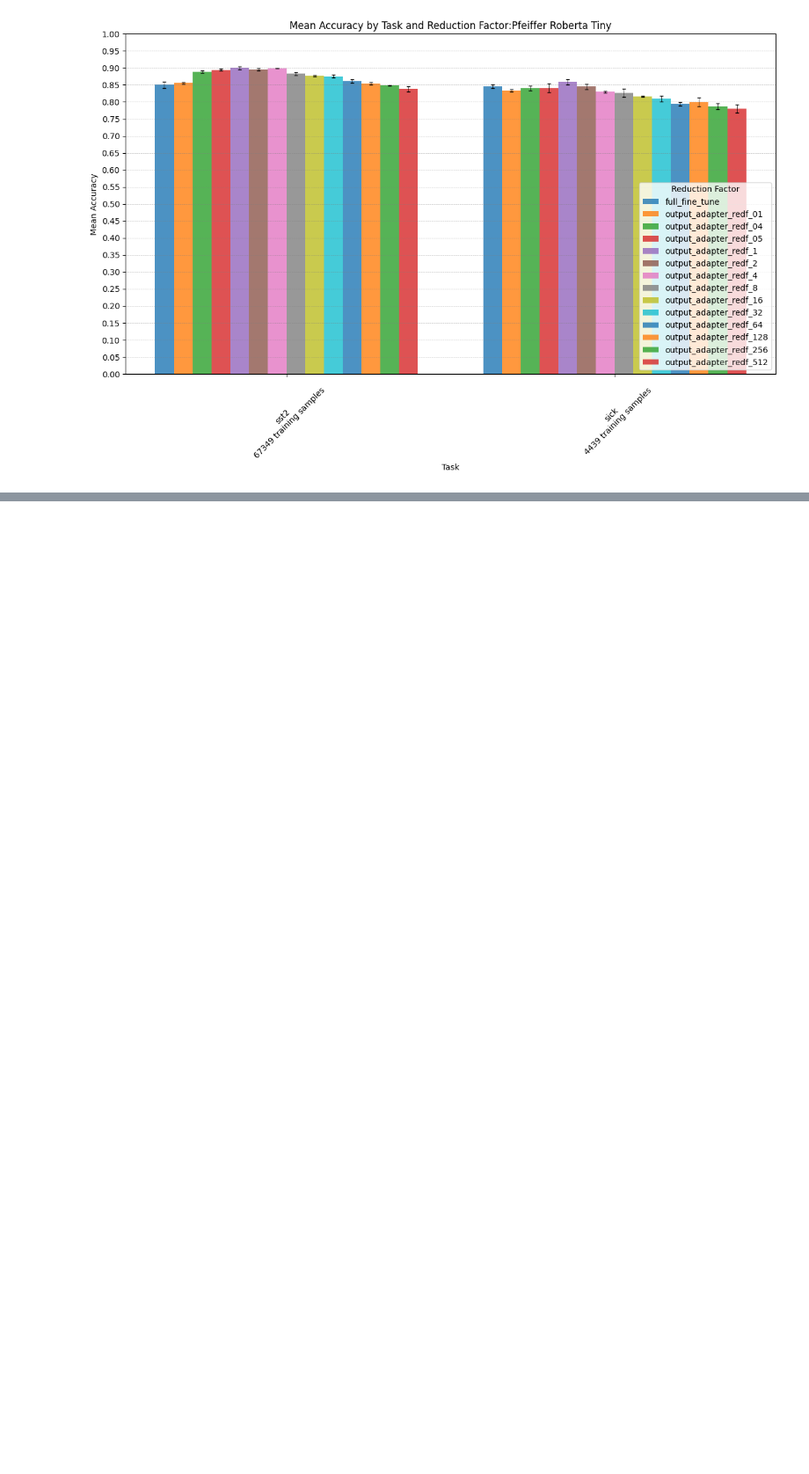
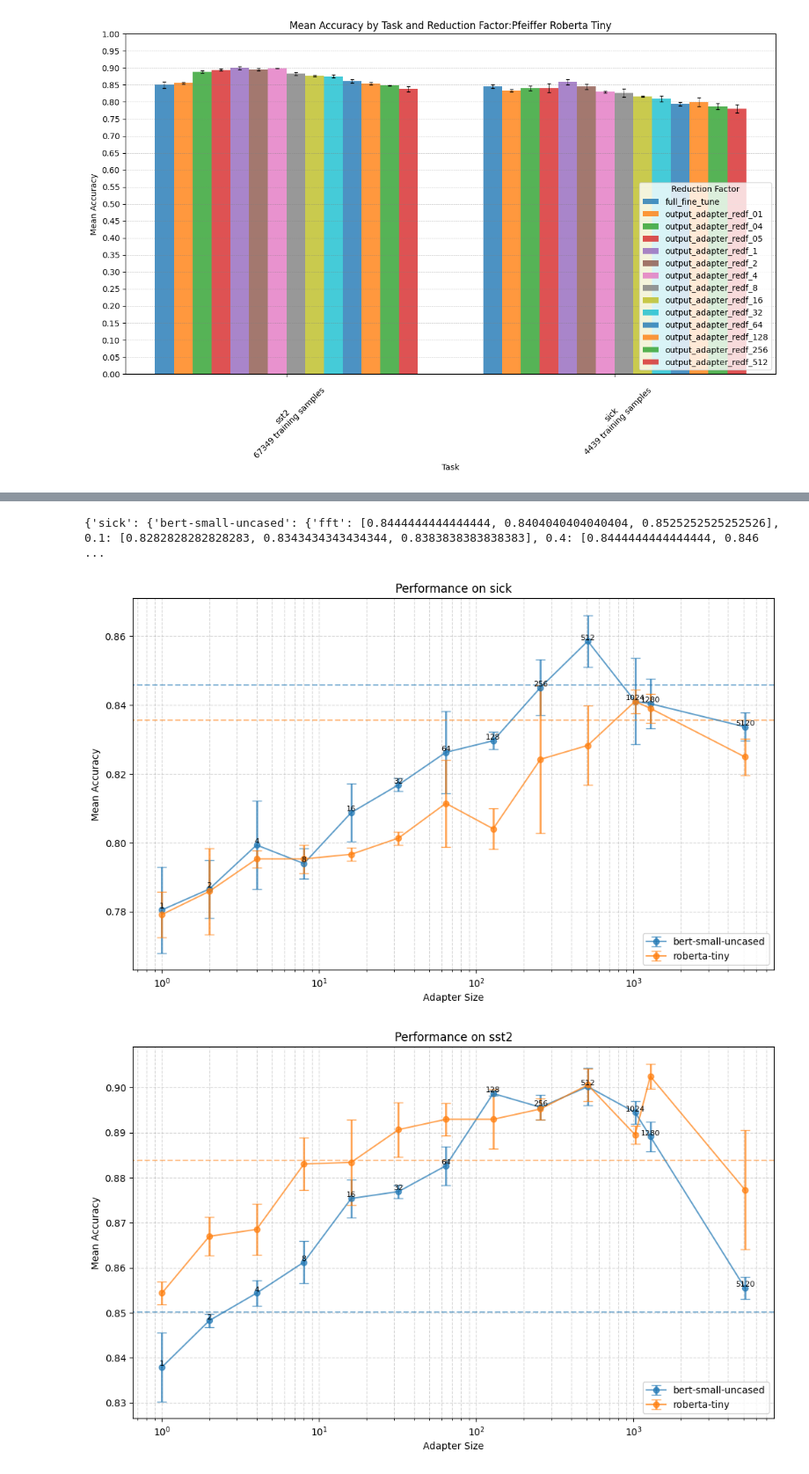
Before and after one commit to HectorAuvinen/adapter_experiments, a Jupyter notebook: notebooks/result_plotting.ipynb, the cells around one changed output, grey strips where cells are left out. Shown at 88% size. Saved outputs shown, nothing was run; the diff lists cells and outputs as text; code cells hidden in the pictures; blank space fills up the shorter version.

```diff
--- a/notebooks/result_plotting.ipynb
+++ b/notebooks/result_plotting.ipynb
@@ -201,0 +369,11 @@ sst2
+# %%
+root_folder = Path("F:/jku/practical_work/after_5th_march/total_params")  # Adjust this path
+#skip = "bert-small-uncased"
+skip = "a"
+marker="bert-small-uncased"
+results = read_eval_results_2(root_folder,skip)
+plot_results(results,hidden_sizes,marker)
+# %% [output]
+{'sick': {'bert-small-uncased': {'fft': [0.8444444444444444, 0.8404040404040404, 0.8525252525252526], 0.1: [0.8282828282828283, 0.8343434343434344, 0.8383838383838383], 0.4: [0.8444444444444444, 0.846 ...
+[figure, added]
+[figure, added]
```
Also changed, not shown: parts of 7 cells of this notebook, 1 other file.
